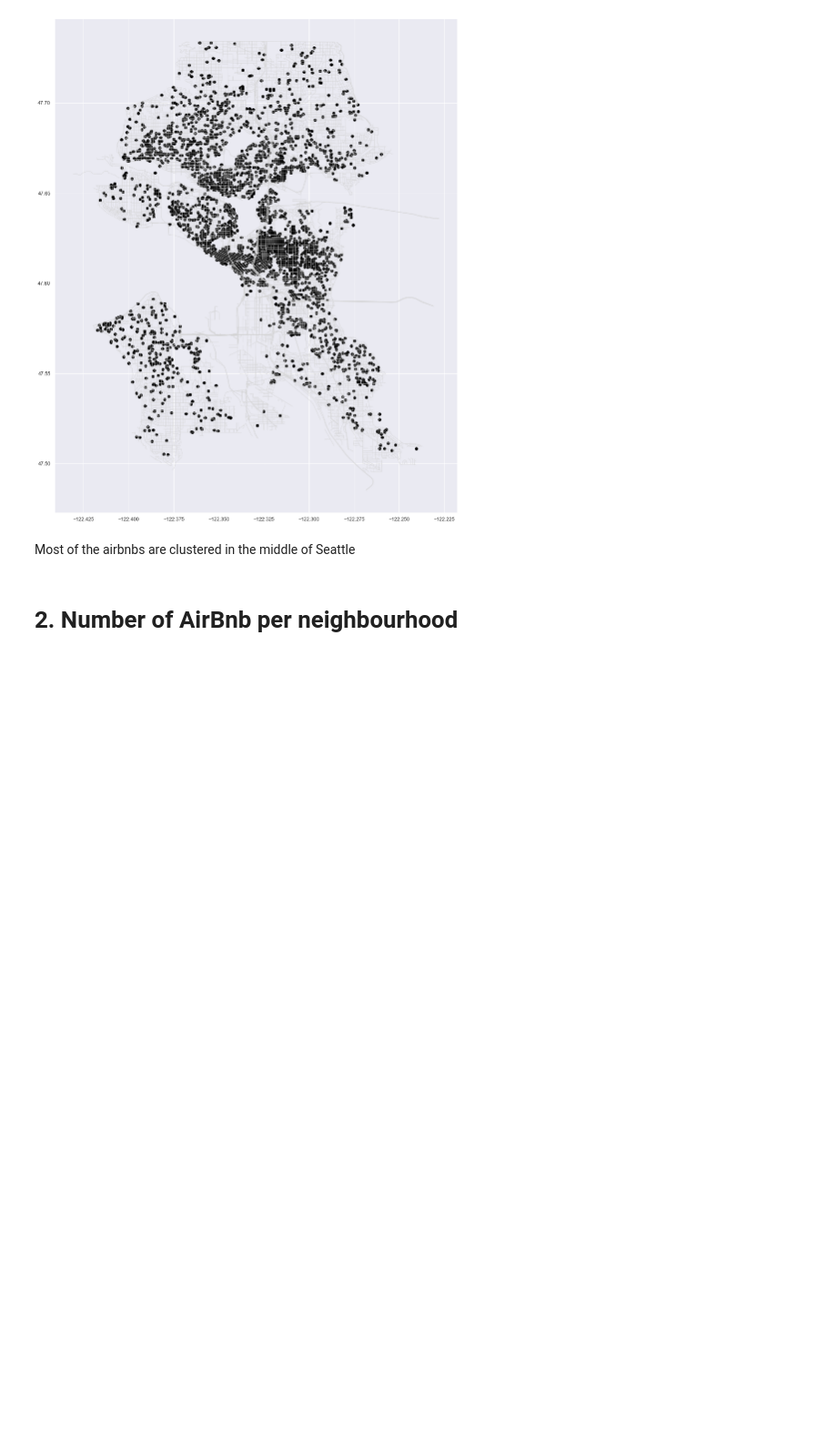
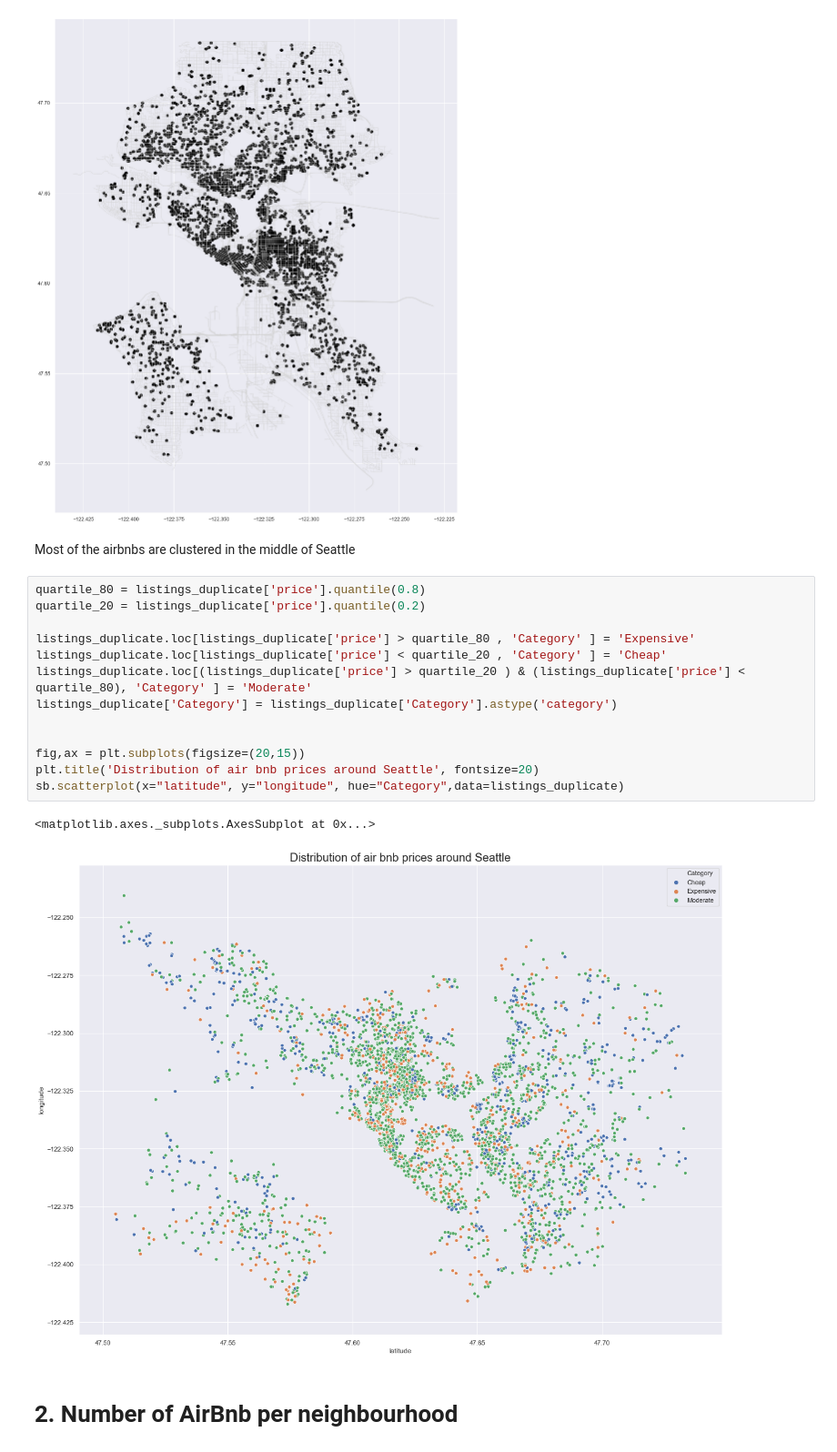
Before and after one commit to CaedenZ/CZ1015miniproject, a Jupyter notebook: main.ipynb, the cells around one changed output. Shown at 91% size. Cells and saved outputs as stored; diff of their text form; blank space fills up the shorter version.

Commit message:
add 2 more graphs

```diff
--- a/main.ipynb
+++ b/main.ipynb
@@ -140,6 +141,22 @@ gdf.plot(color='black',ax=ax)
 [figure]
 # %% [markdown]
 Most of the airbnbs are clustered in the middle of Seattle
+# %%
+quartile_80 = listings_duplicate['price'].quantile(0.8)
+quartile_20 = listings_duplicate['price'].quantile(0.2)
+
+listings_duplicate.loc[listings_duplicate['price'] > quartile_80 , 'Category' ] = 'Expensive'
+listings_duplicate.loc[listings_duplicate['price'] < quartile_20 , 'Category' ] = 'Cheap'
+listings_duplicate.loc[(listings_duplicate['price'] > quartile_20 ) & (listings_duplicate['price'] < quartile_80), 'Category' ] = 'Moderate'
+listings_duplicate['Category'] = listings_duplicate['Category'].astype('category')
+
+
+fig,ax = plt.subplots(figsize=(20,15))
+plt.title('Distribution of air bnb prices around Seattle', fontsize=20)
+sb.scatterplot(x="latitude", y="longitude", hue="Category",data=listings_duplicate)
+# %% [output]
+<matplotlib.axes._subplots.AxesSubplot at 0x...>
+[figure, added]
 # %% [markdown]
 # 2. Number of AirBnb per neighbourhood
 # %%
```
Also changed, not shown: parts of 16 cells of this notebook.
